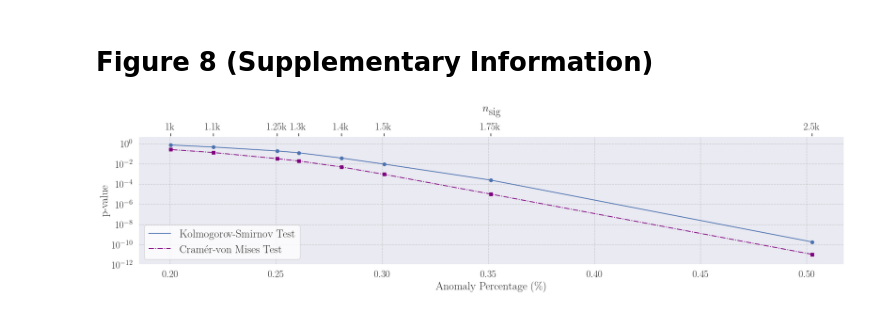
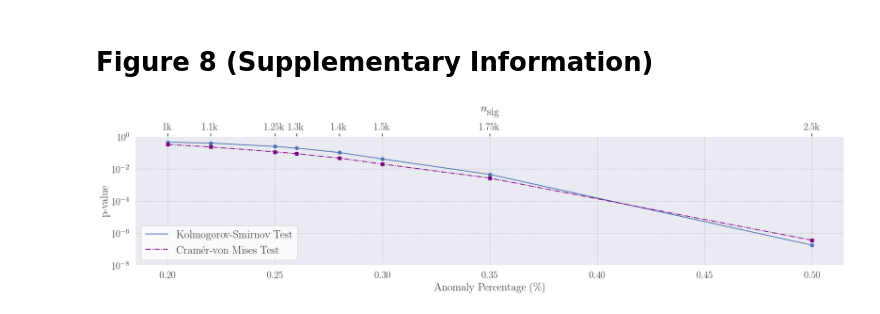
Before and after one commit to sspring137/EagleEye, a Jupyter notebook: examples/LHC/generate_lhc_figs.ipynb, the cells around one changed output. Cells and saved outputs as stored; diff of their text form; code cells hidden in the pictures.

Commit message:
LHC Plots update

```diff
--- a/examples/LHC/generate_lhc_figs.ipynb
+++ b/examples/LHC/generate_lhc_figs.ipynb
@@ -141,0 +84,10 @@ lnP_b                            = pvals['anom+b_0']['NLPval']
+# %%
+# Load the res dictionary from the pickle file
+import pickle
+import numpy as np
+anomaly_possibilities = [10000, 2500, 1750, 1500, 1400, 1300, 1250, 1100, 1000, 500, 0]
+results = {}
+for dat in anomaly_possibilities:
+    with open(f'./results/LHC_EagleEye_res_500000_anomaly_size_%d_kstar_range_20_999.pkl' % dat, 'rb') as f:
+        res_loaded = pickle.load(f)
+        results[dat] = res_loaded
@@ -575,50 +617,30 @@ import seaborn as sns
 from mpl_toolkits.axes_grid1.inset_locator import inset_axes
 import matplotlib.lines as mlines
 
-def percentage_of_anomaly(anom_number):
-    return  (anom_number/(500000 - anom_number))*100
 
 dist_list = [
-    (lnP_b, lnP_s_b2k5,  2.5E3 , percentage_of_anomaly(2.5E3 ) ),
-    (lnP_b, lnP_s_b1k75, 1.75E3, percentage_of_anomaly(1.75E3) ),
-    (lnP_b, lnP_s_b1k5,  1.5E3 , percentage_of_anomaly(1.5E3 ) ),
-    (lnP_b, lnP_s_b1k4,  1.4E3 , percentage_of_anomaly(1.4E3 ) ),
-    (lnP_b, lnP_s_b1k3,  1.3E3 , percentage_of_anomaly(1.3E3 ) ),
-    (lnP_b, lnP_s_b1k25, 1.25E3, percentage_of_anomaly(1.25E3) ),
-    (lnP_b, lnP_s_b1k1,  1.1E3 , percentage_of_anomaly(1.1E3 ) ),
-    (lnP_b, lnP_s_b1k,   1E3   , percentage_of_anomaly(1E3   ) ),
-    # (lnP_b, lnP_s_b0k5,  500  , percentage_of_anomaly(500  ) ),
+(np.concatenate([results[0]['Upsilon_i_Y'],results[0]['Upsilon_i_X']]), np.concatenate([results[2500]['Upsilon_i_Y'],results[2500]['Upsilon_i_X']]),  2.5E3 , plot_utils_lhc.percentage_of_anomaly(2.5E3 ) ),
+(np.concatenate([results[0]['Upsilon_i_Y'],results[0]['Upsilon_i_X']]), np.concatenate([results[1750]['Upsilon_i_Y'],results[1750]['Upsilon_i_X']]), 1.75E3, plot_utils_lhc.percentage_of_anomaly(1.75E3) ),
+(np.concatenate([results[0]['Upsilon_i_Y'],results[0]['Upsilon_i_X']]), np.concatenate([results[1500]['Upsilon_i_Y'],results[1500]['Upsilon_i_X']]),  1.5E3 , plot_utils_lhc.percentage_of_anomaly(1.5E3 ) ),
+(np.concatenate([results[0]['Upsilon_i_Y'],results[0]['Upsilon_i_X']]), np.concatenate([results[1400]['Upsilon_i_Y'],results[1400]['Upsilon_i_X']]),  1.4E3 , plot_utils_lhc.percentage_of_anomaly(1.4E3 ) ),
+(np.concatenate([results[0]['Upsilon_i_Y'],results[0]['Upsilon_i_X']]), np.concatenate([results[1300]['Upsilon_i_Y'],results[1300]['Upsilon_i_X']]),  1.3E3 , plot_utils_lhc.percentage_of_anomaly(1.3E3 ) ),
+(np.concatenate([results[0]['Upsilon_i_Y'],results[0]['Upsilon_i_X']]), np.concatenate([results[1250]['Upsilon_i_Y'],results[1250]['Upsilon_i_X']]), 1.25E3, plot_utils_lhc.percentage_of_anomaly(1.25E3) ),
+(np.concatenate([results[0]['Upsilon_i_Y'],results[0]['Upsilon_i_X']]), np.concatenate([results[1100]['Upsilon_i_Y'],results[1100]['Upsilon_i_X']]),  1.1E3 , plot_utils_lhc.percentage_of_anomaly(1.1E3 ) ),
+(np.concatenate([results[0]['Upsilon_i_Y'],results[0]['Upsilon_i_X']]), np.concatenate([results[1000]['Upsilon_i_Y'],results[1000]['Upsilon_i_X']]),   1E3   , plot_utils_lhc.percentage_of_anomaly(1E3   ) ),
 ]
 
 def ks_test_pvalue(lnP_s, lnP_b, threshold=0):
     s_binary = lnP_s[lnP_s > threshold]
     b_binary = lnP_b[lnP_b > threshold]
     ks_stat, p_value = ks_2samp(s_binary, b_binary)
-    return p_value
-
-def mutual_information_test_pvalue(lnP_s, lnP_b, threshold=0):
-    s_binary = lnP_s[lnP_s > threshold]
-    b_binary = lnP_b[lnP_b > threshold]
-    joint_hist = np.histogram2d(s_binary, b_binary, bins=20)[0]
-    joint_prob = joint_hist / np.sum(joint_hist)
-    s_prob = np.sum(joint_prob, axis=1)
-    b_prob = np.sum(joint_prob, axis=0)
-    mutual_info = np.nansum(joint_prob * np.log(joint_prob / (s_prob[:, None] * b_prob[None, :] + 1e-10) + 1e-10))
-    return mutual_info
-
-def ad_test_pvalue(lnP_s, lnP_b, threshold=0):
-    s_binary = lnP_s[lnP_s > threshold]
-    b_binary = lnP_b[lnP_b > threshold]
-    ad_stat, critical_values, significance_level = anderson_ksamp([s_binary, b_binary])
-    return significance_level
-
+    return p_value /2
 
 # Add a function for Cramér-von Mises test
 def cvm_test_pvalue(lnP_s, lnP_b, threshold=0):
     s_binary = lnP_s[lnP_s > threshold]
     b_binary = lnP_b[lnP_b > threshold]
     result = cramervonmises_2samp(s_binary, b_binary)
-    return result.pvalue
+    return result.pvalue /2
 
 # Modify plot_pvalues_vs_anomaly_percentage to include Cramér-von Mises p-value
 def plot_pvalues_vs_anomaly_percentage(lnP_s_list, lnP_b_list, anomaly_percentages, threshold, color):
@@ -665,34 +687,33 @@ set_custom_style()
 fig, ax1 = plt.subplots(figsize=(19, 5))
 ax1.set_ylim(1E-12, 5)
 
 for i, threshold in enumerate([0]):
     ks_pvalues, ad_pvalues, mi_pvalues, cvm_pvalues = plot_pvalues_vs_anomaly_percentage(lnP_s_list, lnP_b_list, anomaly_percentages, threshold, colors[i % len(colors)])
     ax1.plot(anomaly_percentages, ks_pvalues, marker='o', linestyle='-', color=colors[i % len(colors)], label=fr'KS')
     ax1.plot(anomaly_percentages, cvm_pvalues, marker='s', linestyle='-.', color='purple', label=fr'CVM')  # Plot Cramér-von Mises p-values
 
 secax = ax1.secondary_xaxis('top')
 secax.set_xlabel(r'$n_\textrm{sig}$', labelpad=20)
 secax.set_xticks(anomaly_percentages[::-1])
 secax.set_xticklabels(['1k', '1.1k', '1.25k', '1.3k', '1.4k', '1.5k', '1.75k', '2.5k'])
 
 ax1.set_xlabel('Anomaly Percentage (\\%)')
 ax1.set_ylabel('p-value')
 ax1.set_yscale('log')
 
 # ax1.axhline(y=0.01, color='k', linestyle='--', label=r'$p=0.05$')
 
 # Custom legend handles
 line1 = mlines.Line2D([], [], color='b', linestyle='-', label='Kolmogorov-Smirnov Test')
 line2 = mlines.Line2D([], [], color='purple', linestyle='-.', label='Cramér-von Mises Test')
 line4 = mlines.Line2D([], [], color='k', linestyle='--', label=r'$p_\textrm{thresh} = 0.05$')
 
 # ax1.legend(facecolor='white', handles=[line1, line2, line4], loc='lower left', fontsize=20)
 ax1.legend(facecolor='white', handles=[line1, line2], loc='lower left', fontsize=20)
 
-
 plt.tight_layout()
-
-
+plt.savefig('Plots/pvalues_vs_anomaly_percentage_with_inset.pdf')
+plt.ylim(1E-8,1)
 plt.show()
 # %% [output]
-[figure, old version]
+[figure, new version]
```
Also changed, not shown: parts of 13 cells of this notebook, 7 other files.
